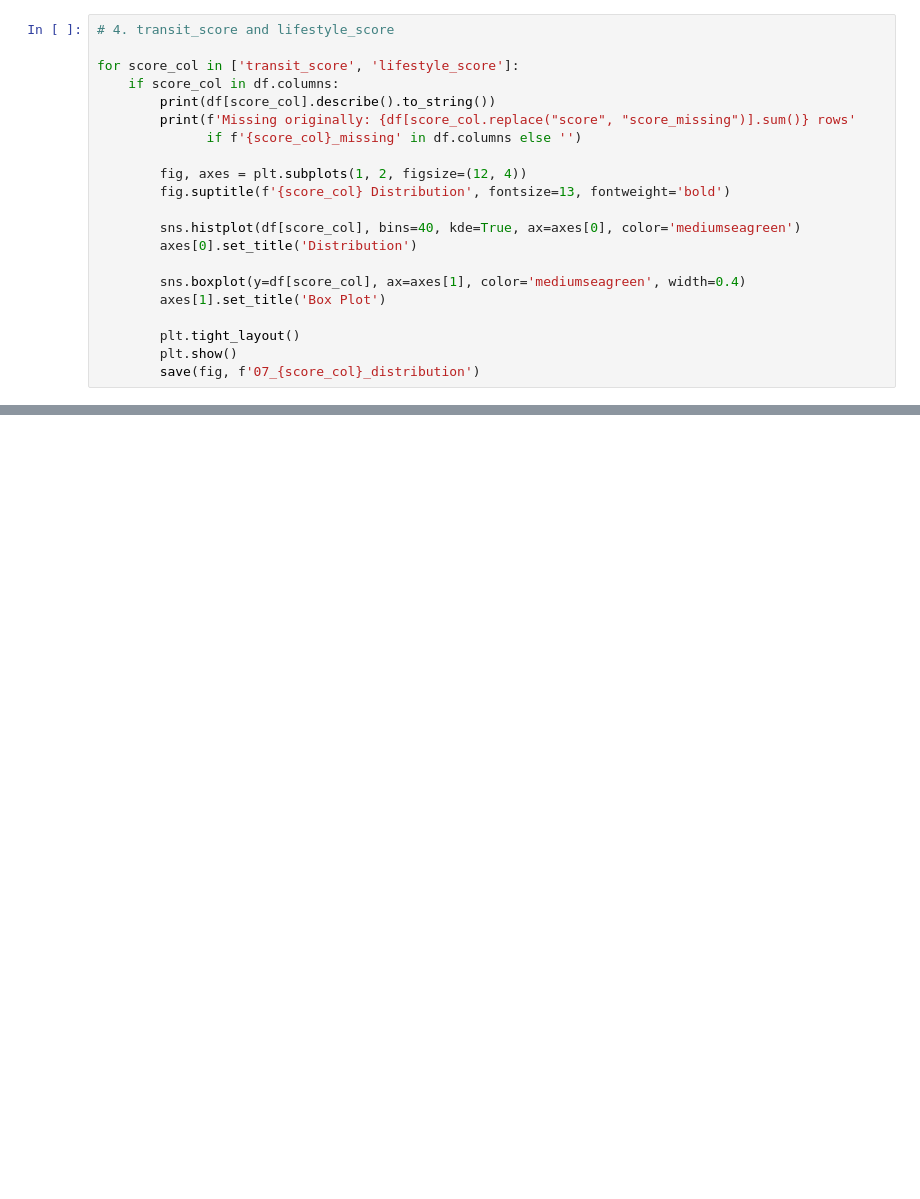
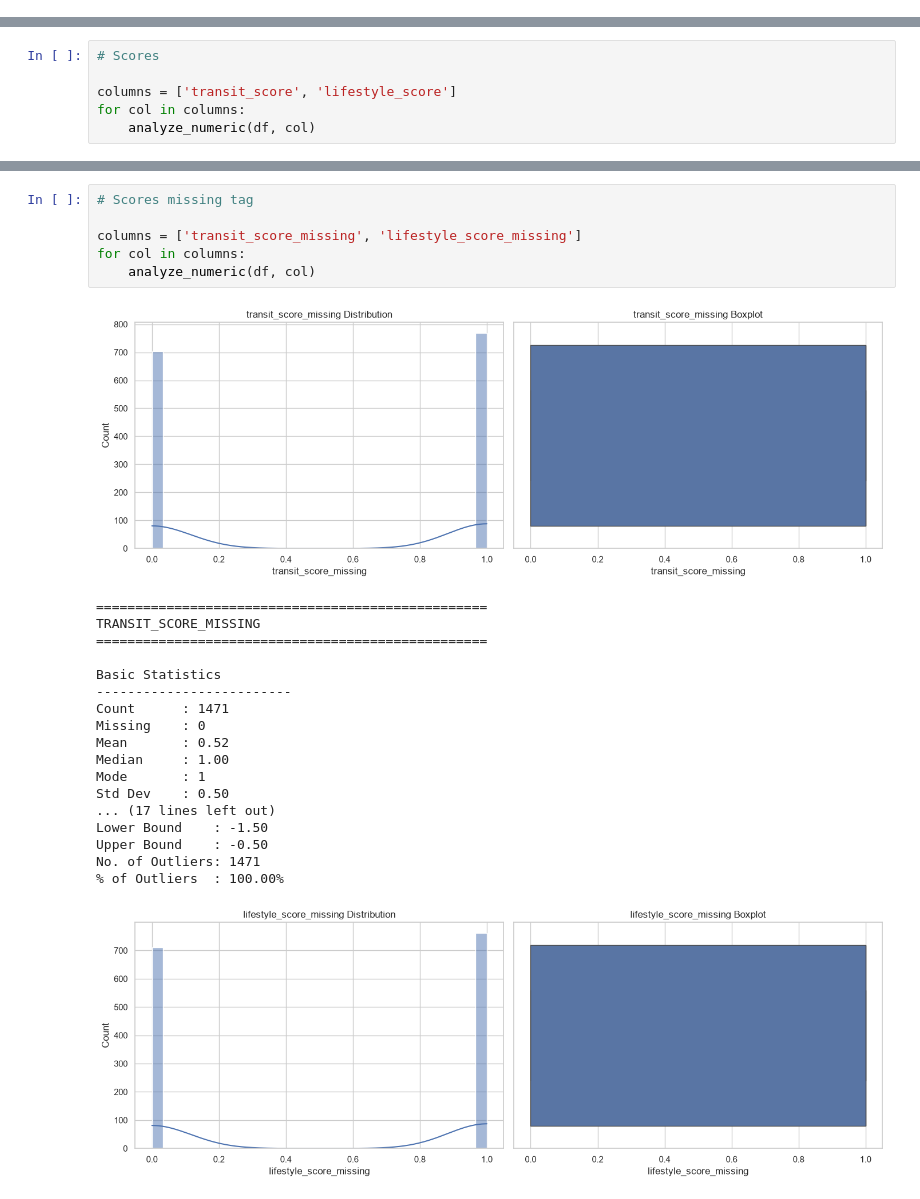
Before and after one commit to DineshMSDian/chennai-pg-price-predictor, a Jupyter notebook: Notebooks/03-EDA_Phase_3.ipynb, the cells around one changed output, grey strips where cells are left out. Saved outputs shown, nothing was run; the diff lists cells and outputs as text; blank space fills up the shorter version.

```diff
--- a/Notebooks/03-EDA_Phase_3.ipynb
+++ b/Notebooks/03-EDA_Phase_3.ipynb
@@ -344,21 +0,0 @@ Saved: 06_deposit_analysis.png
-# %%
-# 4. transit_score and lifestyle_score
-
-for score_col in ['transit_score', 'lifestyle_score']:
-    if score_col in df.columns:
-        print(df[score_col].describe().to_string())
-        print(f'Missing originally: {df[score_col.replace("score", "score_missing")].sum()} rows'
-              if f'{score_col}_missing' in df.columns else '')
-
-        fig, axes = plt.subplots(1, 2, figsize=(12, 4))
-        fig.suptitle(f'{score_col} Distribution', fontsize=13, fontweight='bold')
-
-        sns.histplot(df[score_col], bins=40, kde=True, ax=axes[0], color='mediumseagreen')
-        axes[0].set_title('Distribution')
-
-        sns.boxplot(y=df[score_col], ax=axes[1], color='mediumseagreen', width=0.4)
-        axes[1].set_title('Box Plot')
-
-        plt.tight_layout()
-        plt.show()
-        save(fig, f'07_{score_col}_distribution')
@@ -894,0 +215,6 @@ X_test['locality_encoded'] = X_test['locality'].map(smoothed).fillna(global_mean
+# %%
+# Scores
+
+columns = ['transit_score', 'lifestyle_score']
+for col in columns:
+    analyze_numeric(df, col)
@@ -894,0 +266,26 @@ X_test['locality_encoded'] = X_test['locality'].map(smoothed).fillna(global_mean
+# %%
+# Scores missing tag
+
+columns = ['transit_score_missing', 'lifestyle_score_missing']
+for col in columns:
+    analyze_numeric(df, col)
+# %% [output]
+[figure, added]
+==================================================
+TRANSIT_SCORE_MISSING
+==================================================
+
+Basic Statistics
+-------------------------
+Count      : 1471
+Missing    : 0
+Mean       : 0.52
+Median     : 1.00
+Mode       : 1
+Std Dev    : 0.50
+... (17 lines left out)
+Lower Bound    : -1.50
+Upper Bound    : -0.50
+No. of Outliers: 1471
+% of Outliers  : 100.00%
+[figure, added]
```
Also changed, not shown: parts of 59 cells of this notebook, 1 other file.
